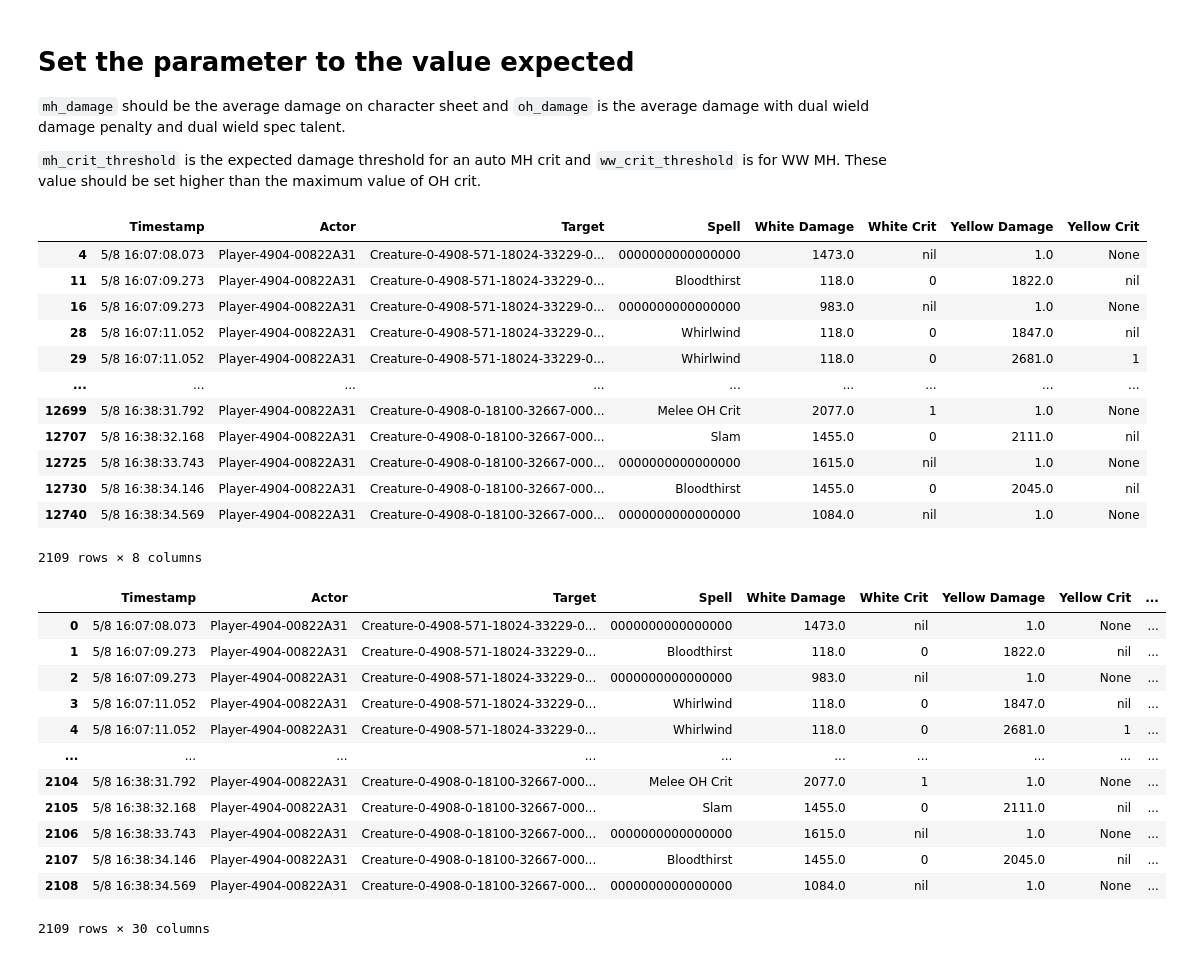
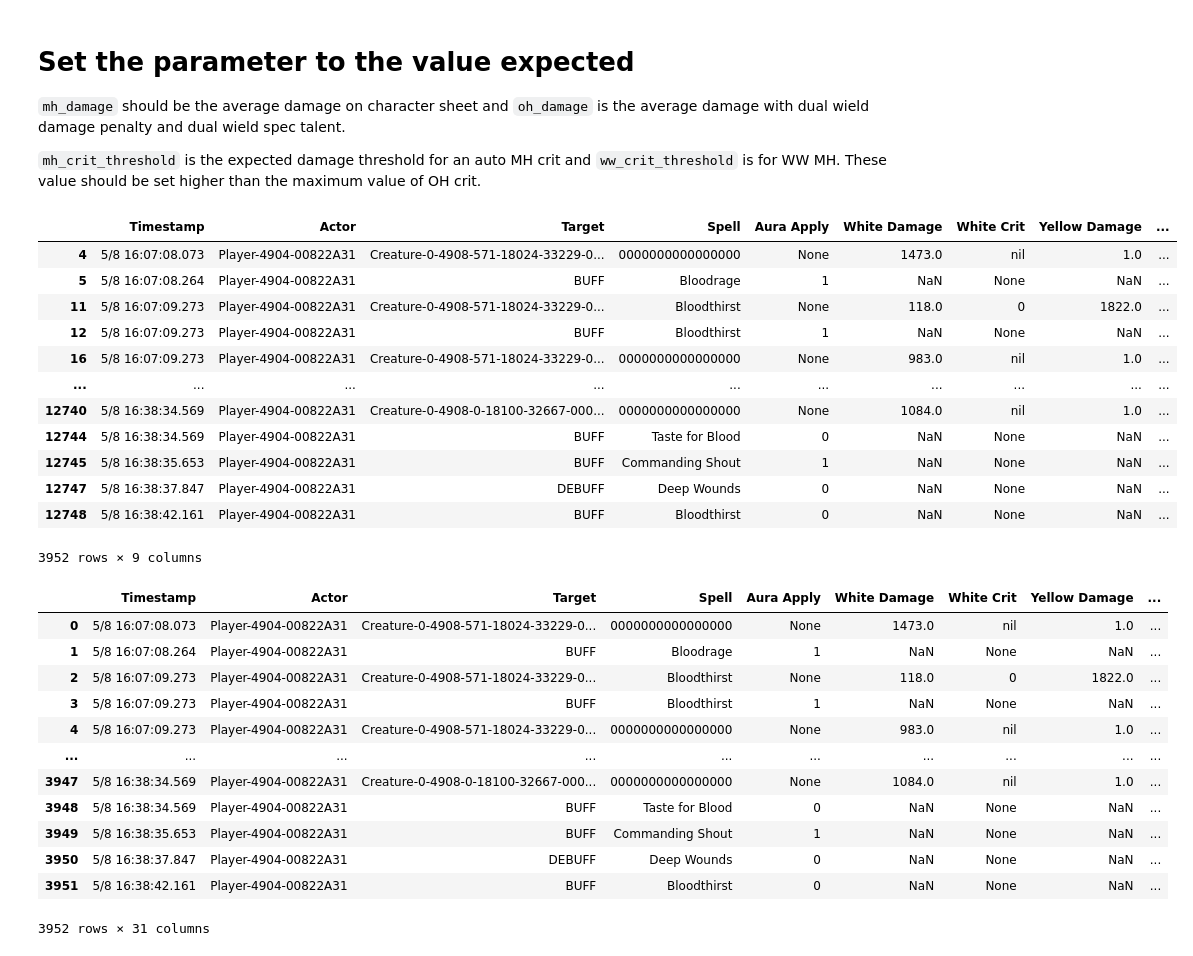
Before and after one commit to TheGroxEmpire/Wotlk-Deep-Wound-Analyzer, a Jupyter notebook: deep-wounds_analyzer.ipynb, the cells around one changed output. Saved outputs shown, nothing was run; the diff lists cells and outputs as text; code cells hidden in the pictures.

```diff
--- a/deep-wounds_analyzer.ipynb
+++ b/deep-wounds_analyzer.ipynb
@@ -28,36 +28,37 @@ ww_crit_threshold = 1200
 # %%
 cols = [i for i in range(39)]
 df = pd.read_csv(log_file_path, header=None, names=cols, delimiter='  |,')
-log_events_filter = ['SWING_DAMAGE_LANDED', 'SPELL_DAMAGE']
+log_events_filter = ['SWING_DAMAGE_LANDED', 'SPELL_DAMAGE', 'SPELL_AURA_APPLIED', 'SPELL_AURA_REMOVED']
 df['Timestamp'] = df[0]
 df['Actor'] = df[2]
 df['Target'] = np.where(pd.to_numeric(df[13], errors='coerce').notna(), df[10], df[13])
 df['Spell'] = df[11].astype(str).str.strip().str.replace(r'^"(.*)"$', r'\1')
+df['Aura Apply'] = np.select([df[1] == 'SPELL_AURA_APPLIED', df[1] == 'SPELL_AURA_REMOVED'], [1, 0], default=None)
 df['White Damage'] = df[26]
 df['White Crit'] = df[33]
 df['Yellow Damage'] = df[29]
 df['Yellow Crit'] = df[36]
-df = df[df[1].isin(log_events_filter)]
-df=df[['Timestamp', 'Actor', 'Target', 'Spell', 'White Damage', 'White Crit', 'Yellow Damage', 'Yellow Crit']]
+df = df[(df[1].isin(log_events_filter))]
+df=df[['Timestamp', 'Actor', 'Target', 'Spell', 'Aura Apply', 'White Damage', 'White Crit', 'Yellow Damage', 'Yellow Crit']]
 df['Spell'] = np.where((df['Spell'] == '0000000000000000') & (df['White Damage'] >= mh_crit_threshold) & (df['White Crit'] == '1'),
                        "Melee MH Crit", df['Spell'])
 df['Spell'] = np.where((df['Spell'] == '0000000000000000') & (df['White Damage'] < mh_crit_threshold) & (df['White Crit'] == '1'),
                        "Melee OH Crit", df['Spell'])
 df
 # %% [output]
-|  | Timestamp | Actor | Target | Spell | White Damage | White Crit | Yellow Damage | Yellow Crit |
-| 4 | 5/8 16:07:08.073 | Player-4904-00822A31 | Creature-0-4908-571-18024-33229-0... | 0000000000000000 | 1473.0 | nil | 1.0 | None |
-| 11 | 5/8 16:07:09.273 | Player-4904-00822A31 | Creature-0-4908-571-18024-33229-0... | Bloodthirst | 118.0 | 0 | 1822.0 | nil |
-| 16 | 5/8 16:07:09.273 | Player-4904-00822A31 | Creature-0-4908-571-18024-33229-0... | 0000000000000000 | 983.0 | nil | 1.0 | None |
-| 28 | 5/8 16:07:11.052 | Player-4904-00822A31 | Creature-0-4908-571-18024-33229-0... | Whirlwind | 118.0 | 0 | 1847.0 | nil |
-| 29 | 5/8 16:07:11.052 | Player-4904-00822A31 | Creature-0-4908-571-18024-33229-0... | Whirlwind | 118.0 | 0 | 2681.0 | 1 |
-| ... | ... | ... | ... | ... | ... | ... | ... | ... |
-| 12699 | 5/8 16:38:31.792 | Player-4904-00822A31 | Creature-0-4908-0-18100-32667-000... | Melee OH Crit | 2077.0 | 1 | 1.0 | None |
-| 12707 | 5/8 16:38:32.168 | Player-4904-00822A31 | Creature-0-4908-0-18100-32667-000... | Slam | 1455.0 | 0 | 2111.0 | nil |
-| 12725 | 5/8 16:38:33.743 | Player-4904-00822A31 | Creature-0-4908-0-18100-32667-000... | 0000000000000000 | 1615.0 | nil | 1.0 | None |
-| 12730 | 5/8 16:38:34.146 | Player-4904-00822A31 | Creature-0-4908-0-18100-32667-000... | Bloodthirst | 1455.0 | 0 | 2045.0 | nil |
-| 12740 | 5/8 16:38:34.569 | Player-4904-00822A31 | Creature-0-4908-0-18100-32667-000... | 0000000000000000 | 1084.0 | nil | 1.0 | None |
+|  | Timestamp | Actor | Target | Spell | Aura Apply | White Damage | White Crit | Yellow Damage | ... |
+| 4 | 5/8 16:07:08.073 | Player-4904-00822A31 | Creature-0-4908-571-18024-33229-0... | 0000000000000000 | None | 1473.0 | nil | 1.0 | ... |
+| 5 | 5/8 16:07:08.264 | Player-4904-00822A31 | BUFF | Bloodrage | 1 | NaN | None | NaN | ... |
+| 11 | 5/8 16:07:09.273 | Player-4904-00822A31 | Creature-0-4908-571-18024-33229-0... | Bloodthirst | None | 118.0 | 0 | 1822.0 | ... |
+| 12 | 5/8 16:07:09.273 | Player-4904-00822A31 | BUFF | Bloodthirst | 1 | NaN | None | NaN | ... |
+| 16 | 5/8 16:07:09.273 | Player-4904-00822A31 | Creature-0-4908-571-18024-33229-0... | 0000000000000000 | None | 983.0 | nil | 1.0 | ... |
+| ... | ... | ... | ... | ... | ... | ... | ... | ... | ... |
+| 12740 | 5/8 16:38:34.569 | Player-4904-00822A31 | Creature-0-4908-0-18100-32667-000... | 0000000000000000 | None | 1084.0 | nil | 1.0 | ... |
+| 12744 | 5/8 16:38:34.569 | Player-4904-00822A31 | BUFF | Taste for Blood | 0 | NaN | None | NaN | ... |
+| 12745 | 5/8 16:38:35.653 | Player-4904-00822A31 | BUFF | Commanding Shout | 1 | NaN | None | NaN | ... |
+| 12747 | 5/8 16:38:37.847 | Player-4904-00822A31 | DEBUFF | Deep Wounds | 0 | NaN | None | NaN | ... |
+| 12748 | 5/8 16:38:42.161 | Player-4904-00822A31 | BUFF | Bloodthirst | 0 | NaN | None | NaN | ... |
-2109 rows × 8 columns
+3952 rows × 9 columns
 # %%
 df['Consecutive Crit'] = None
 df['Buffer Income'] = None
@@ -95,6 +96,8 @@ total_vomit_before = 0
 total_munched_bonus = 0
 
 consecutive_crit = 0
+multiplier = 1
+munched = False
 
 df = df.reset_index(drop=True)  # Reset the index
 
@@ -148,6 +151,8 @@ for index, row in df.iterrows():
         consecutive_crit = 0
 
     elif row['Yellow Crit'] == '1' or row['White Crit'] == '1':
+        # Add a check for Death Wish aura apply and adjust expected income accordingly
+
         if row['Spell'] == "Melee MH Crit":
             expected_income = mh_damage * 48 / 100
         elif row['Yellow Crit'] == '1' and row['Yellow Damage'] < ww_crit_threshold:
@@ -156,6 +161,8 @@ for index, row in df.iterrows():
             expected_income = mh_damage * 48 / 100
         elif row['Spell'] == "Melee OH Crit":
             expected_income = oh_damage * 48 / 100
+
+        expected_income *= multiplier
 
         previous_index = index - 1
         if previous_index >= 0 and df.at[previous_index, 'Timestamp'] == row['Timestamp']:
@@ -168,6 +175,12 @@ for index, row in df.iterrows():
         last_crit_tick[target] = expected_buffer[target] / 6
         deep_wound_ticks[target] = 6
         consecutive_crit += 1
+
+    elif row['Aura Apply'] == 1 and row['Spell'] == 'Death Wish':
+            multiplier *= 1.2
+
+    elif row['Aura Apply'] == 0 and row['Spell'] == 'Death Wish':
+            multiplier /= 1.2
 
     df.at[index, 'Consecutive Crit'] = consecutive_crit
     df.at[index, 'Buffer Income'] = expected_income
@@ -193,19 +206,19 @@ for index, row in df.iterrows():
 
 df
 # %% [output]
-|  | Timestamp | Actor | Target | Spell | White Damage | White Crit | Yellow Damage | Yellow Crit | ... |
-| 0 | 5/8 16:07:08.073 | Player-4904-00822A31 | Creature-0-4908-571-18024-33229-0... | 0000000000000000 | 1473.0 | nil | 1.0 | None | ... |
-| 1 | 5/8 16:07:09.273 | Player-4904-00822A31 | Creature-0-4908-571-18024-33229-0... | Bloodthirst | 118.0 | 0 | 1822.0 | nil | ... |
-| 2 | 5/8 16:07:09.273 | Player-4904-00822A31 | Creature-0-4908-571-18024-33229-0... | 0000000000000000 | 983.0 | nil | 1.0 | None | ... |
-| 3 | 5/8 16:07:11.052 | Player-4904-00822A31 | Creature-0-4908-571-18024-33229-0... | Whirlwind | 118.0 | 0 | 1847.0 | nil | ... |
-| 4 | 5/8 16:07:11.052 | Player-4904-00822A31 | Creature-0-4908-571-18024-33229-0... | Whirlwind | 118.0 | 0 | 2681.0 | 1 | ... |
+|  | Timestamp | Actor | Target | Spell | Aura Apply | White Damage | White Crit | Yellow Damage | ... |
+| 0 | 5/8 16:07:08.073 | Player-4904-00822A31 | Creature-0-4908-571-18024-33229-0... | 0000000000000000 | None | 1473.0 | nil | 1.0 | ... |
+| 1 | 5/8 16:07:08.264 | Player-4904-00822A31 | BUFF | Bloodrage | 1 | NaN | None | NaN | ... |
+| 2 | 5/8 16:07:09.273 | Player-4904-00822A31 | Creature-0-4908-571-18024-33229-0... | Bloodthirst | None | 118.0 | 0 | 1822.0 | ... |
+| 3 | 5/8 16:07:09.273 | Player-4904-00822A31 | BUFF | Bloodthirst | 1 | NaN | None | NaN | ... |
+| 4 | 5/8 16:07:09.273 | Player-4904-00822A31 | Creature-0-4908-571-18024-33229-0... | 0000000000000000 | None | 983.0 | nil | 1.0 | ... |
 | ... | ... | ... | ... | ... | ... | ... | ... | ... | ... |
-| 2104 | 5/8 16:38:31.792 | Player-4904-00822A31 | Creature-0-4908-0-18100-32667-000... | Melee OH Crit | 2077.0 | 1 | 1.0 | None | ... |
-| 2105 | 5/8 16:38:32.168 | Player-4904-00822A31 | Creature-0-4908-0-18100-32667-000... | Slam | 1455.0 | 0 | 2111.0 | nil | ... |
-| 2106 | 5/8 16:38:33.743 | Player-4904-00822A31 | Creature-0-4908-0-18100-32667-000... | 0000000000000000 | 1615.0 | nil | 1.0 | None | ... |
-| 2107 | 5/8 16:38:34.146 | Player-4904-00822A31 | Creature-0-4908-0-18100-32667-000... | Bloodthirst | 1455.0 | 0 | 2045.0 | nil | ... |
-| 2108 | 5/8 16:38:34.569 | Player-4904-00822A31 | Creature-0-4908-0-18100-32667-000... | 0000000000000000 | 1084.0 | nil | 1.0 | None | ... |
+| 3947 | 5/8 16:38:34.569 | Player-4904-00822A31 | Creature-0-4908-0-18100-32667-000... | 0000000000000000 | None | 1084.0 | nil | 1.0 | ... |
+| 3948 | 5/8 16:38:34.569 | Player-4904-00822A31 | BUFF | Taste for Blood | 0 | NaN | None | NaN | ... |
+| 3949 | 5/8 16:38:35.653 | Player-4904-00822A31 | BUFF | Commanding Shout | 1 | NaN | None | NaN | ... |
+| 3950 | 5/8 16:38:37.847 | Player-4904-00822A31 | DEBUFF | Deep Wounds | 0 | NaN | None | NaN | ... |
+| 3951 | 5/8 16:38:42.161 | Player-4904-00822A31 | BUFF | Bloodthirst | 0 | NaN | None | NaN | ... |
-2109 rows × 30 columns
+3952 rows × 31 columns
 # %%
 df.to_csv("full-rotation-ptr-result.csv", index=False)
 # %%
```
Also changed, not shown: parts of 1 cell of this notebook, 1 other file.
